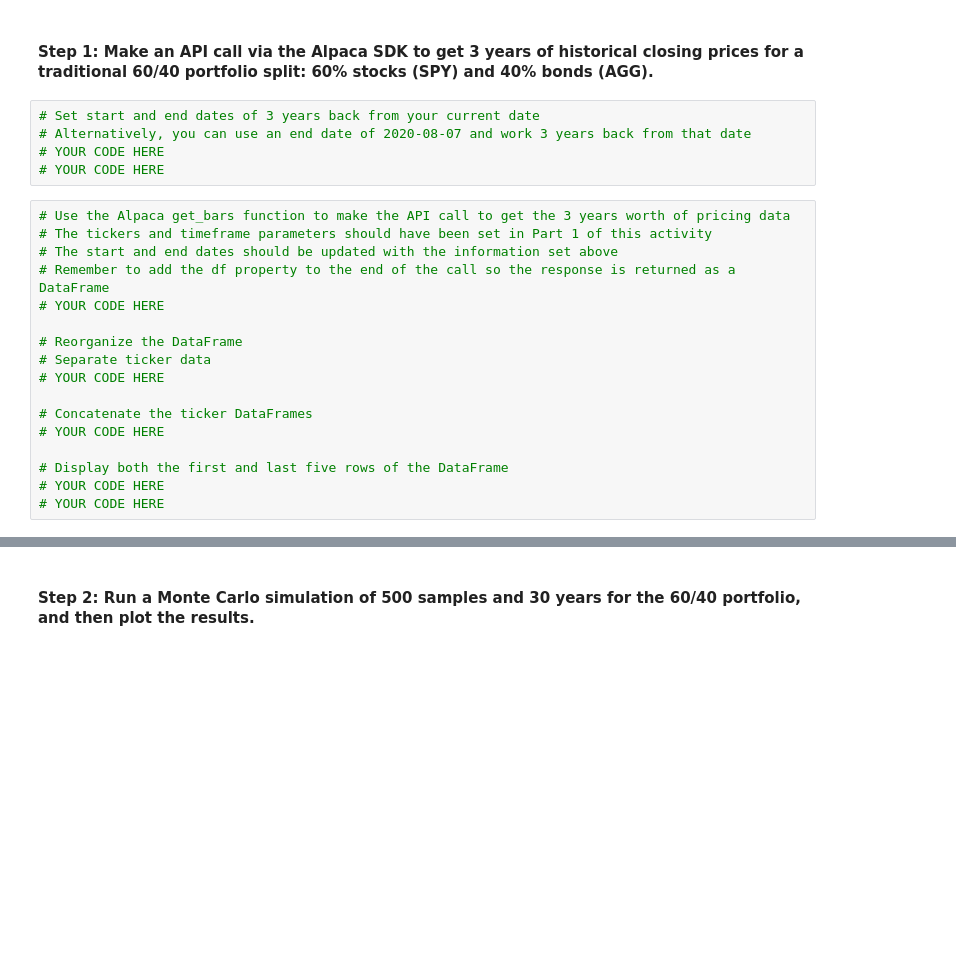
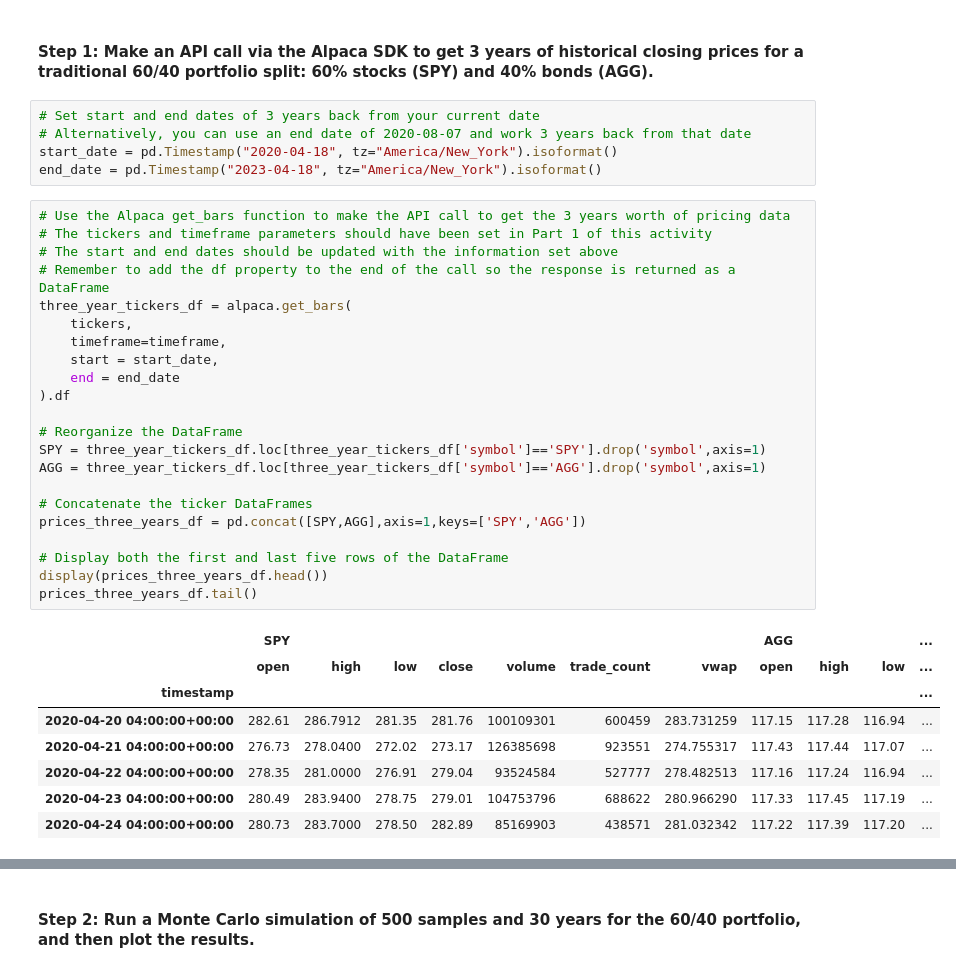
Before and after one commit to lumiroga/fintech-Challenge5, a Jupyter notebook: financial_planning_tools.ipynb, the cells around one changed output, grey strips where cells are left out. Cells and saved outputs as stored; diff of their text form; blank space fills up the shorter version.

```diff
--- a/financial_planning_tools.ipynb
+++ b/financial_planning_tools.ipynb
@@ -418,22 +435,36 @@ In this section, you’ll use the MCForecastTools library to create a Monte Carl
 # %%
 # Set start and end dates of 3 years back from your current date
 # Alternatively, you can use an end date of 2020-08-07 and work 3 years back from that date
-# YOUR CODE HERE
-# YOUR CODE HERE
+start_date = pd.Timestamp("2020-04-18", tz="America/New_York").isoformat()
+end_date = pd.Timestamp("2023-04-18", tz="America/New_York").isoformat()
 # %%
 # Use the Alpaca get_bars function to make the API call to get the 3 years worth of pricing data
 # The tickers and timeframe parameters should have been set in Part 1 of this activity
 # The start and end dates should be updated with the information set above
 # Remember to add the df property to the end of the call so the response is returned as a DataFrame
-# YOUR CODE HERE
+three_year_tickers_df = alpaca.get_bars(
+    tickers,
+    timeframe=timeframe,
+    start = start_date,
+    end = end_date
+).df
 
 # Reorganize the DataFrame
-# Separate ticker data
-# YOUR CODE HERE
+SPY = three_year_tickers_df.loc[three_year_tickers_df['symbol']=='SPY'].drop('symbol',axis=1)
+AGG = three_year_tickers_df.loc[three_year_tickers_df['symbol']=='AGG'].drop('symbol',axis=1)
 
 # Concatenate the ticker DataFrames
-# YOUR CODE HERE
+prices_three_years_df = pd.concat([SPY,AGG],axis=1,keys=['SPY','AGG'])
 
 # Display both the first and last five rows of the DataFrame
-# YOUR CODE HERE
-# YOUR CODE HERE
+display(prices_three_years_df.head())
+prices_three_years_df.tail()
+# %% [output]
+|  | SPY |  |  |  |  |  |  | AGG |  |  | ... |
+|  | open | high | low | close | volume | trade_count | vwap | open | high | low | ... |
+| timestamp |  |  |  |  |  |  |  |  |  |  | ... |
+| 2020-04-20 04:00:00+00:00 | 282.61 | 286.7912 | 281.35 | 281.76 | 100109301 | 600459 | 283.731259 | 117.15 | 117.28 | 116.94 | ... |
+| 2020-04-21 04:00:00+00:00 | 276.73 | 278.0400 | 272.02 | 273.17 | 126385698 | 923551 | 274.755317 | 117.43 | 117.44 | 117.07 | ... |
+| 2020-04-22 04:00:00+00:00 | 278.35 | 281.0000 | 276.91 | 279.04 | 93524584 | 527777 | 278.482513 | 117.16 | 117.24 | 116.94 | ... |
+| 2020-04-23 04:00:00+00:00 | 280.49 | 283.9400 | 278.75 | 279.01 | 104753796 | 688622 | 280.966290 | 117.33 | 117.45 | 117.19 | ... |
+| 2020-04-24 04:00:00+00:00 | 280.73 | 283.7000 | 278.50 | 282.89 | 85169903 | 438571 | 281.032342 | 117.22 | 117.39 | 117.20 | ... |
```
Also changed, not shown: parts of 9 cells of this notebook.
